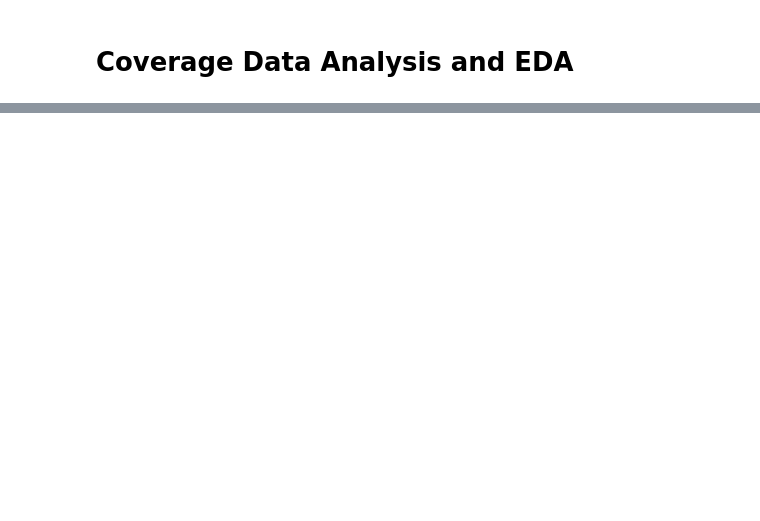
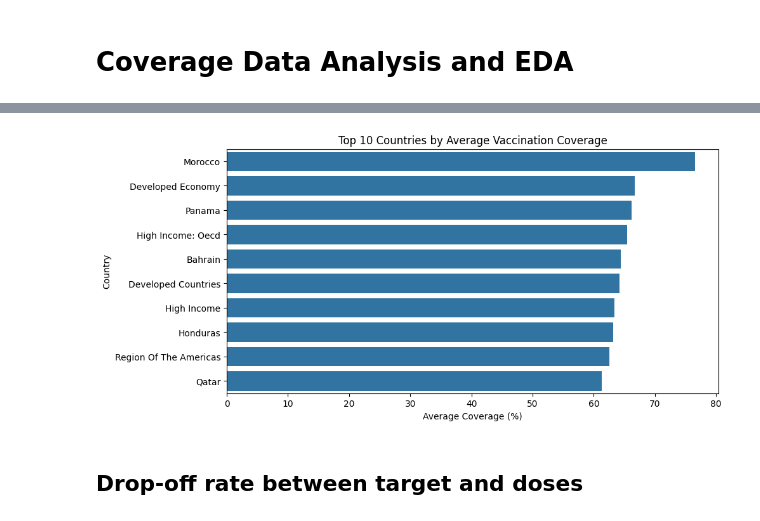
Before and after one commit to Sumit-Prasad01/Vaccination-Data-Analysis-and-Visualization, a Jupyter notebook: notebooks/Coverage_Data_EDA.ipynb, the cells around one changed output, grey strips where cells are left out. Cells and saved outputs as stored; diff of their text form; code cells hidden in the pictures; blank space fills up the shorter version.

```diff
--- a/notebooks/Coverage_Data_EDA.ipynb
+++ b/notebooks/Coverage_Data_EDA.ipynb
@@ -43,0 +109,12 @@ dtype: int64
+# %%
+plt.figure(figsize=(10,5))
+sns.barplot(x = top_countries.values, y = top_countries.index)
+plt.title("Top 10 Countries by Average Vaccination Coverage")
+plt.xlabel("Average Coverage (%)")
+plt.ylabel("Country")
+plt.savefig('../output/Coverage_Data/Top 10 Countries by Average Vaccination Coverage.png')
+plt.show()
+# %% [output]
+[figure, added]
+# %% [markdown]
+## Drop-off rate between target and doses
```
Also changed, not shown: parts of 25 cells of this notebook, 7 other files.
